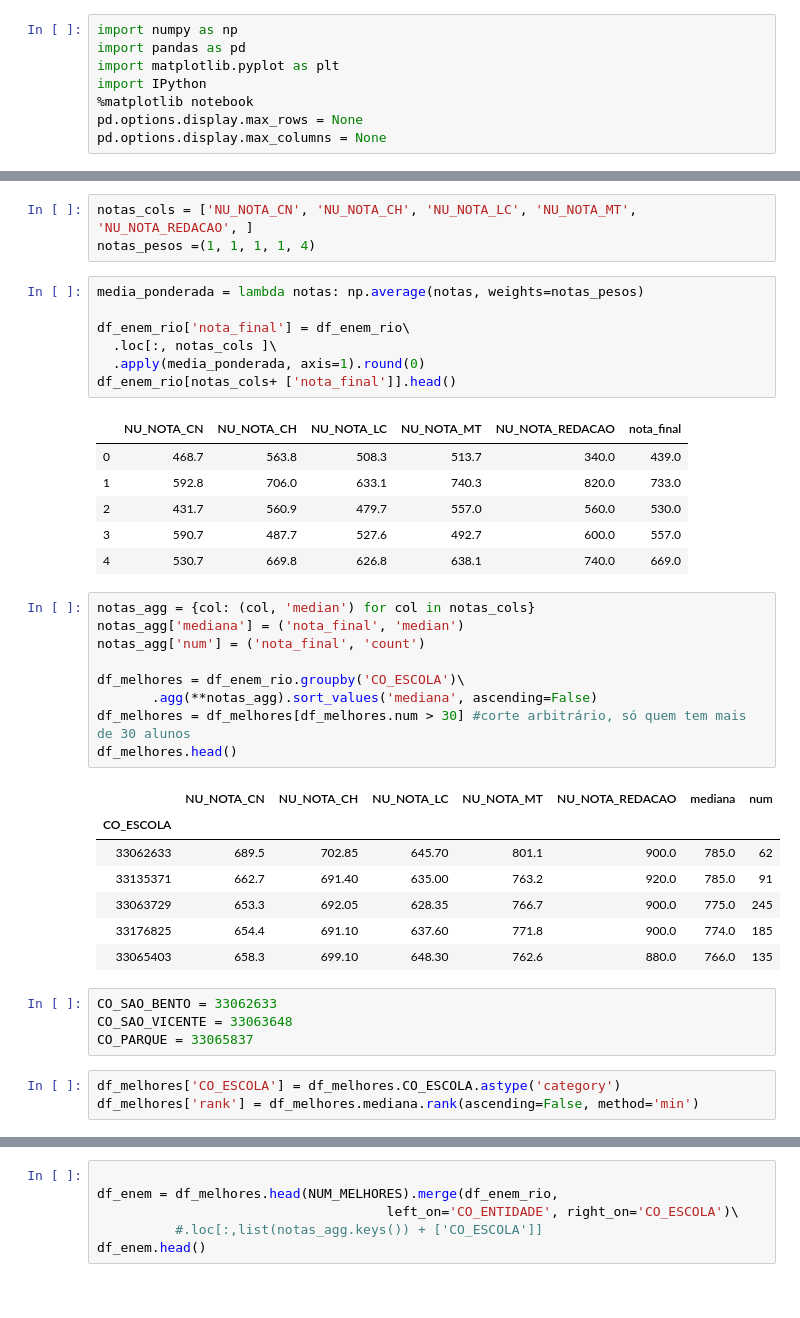
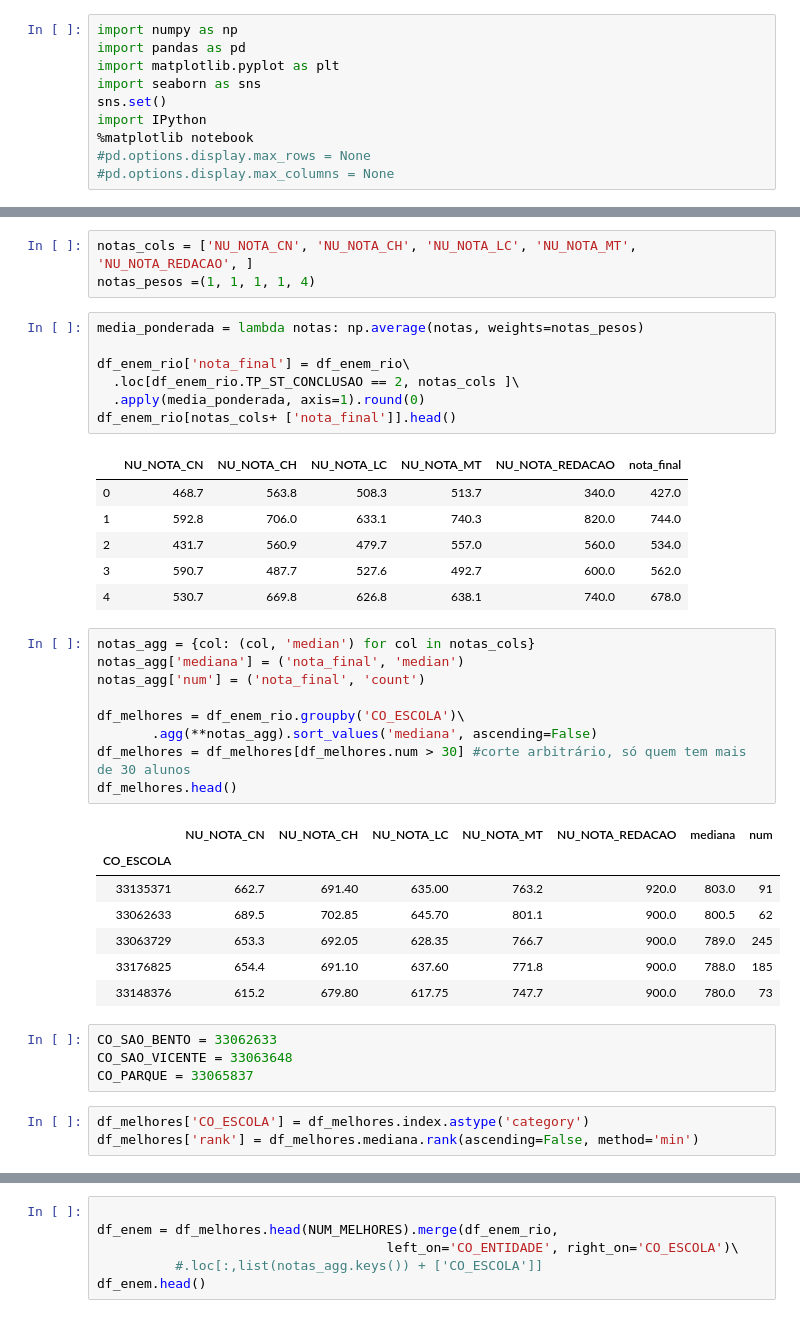
Before and after one commit to pauloneves/educacao, a Jupyter notebook: analisa.ipynb, the cells around one changed output, grey strips where cells are left out. Saved outputs shown, nothing was run; the diff lists cells and outputs as text.

```diff
--- a/analisa.ipynb
+++ b/analisa.ipynb
@@ -2,10 +2,12 @@
 import numpy as np
 import pandas as pd
 import matplotlib.pyplot as plt
+import seaborn as sns
+sns.set()
 import IPython
 %matplotlib notebook
-pd.options.display.max_rows = None
-pd.options.display.max_columns = None
+#pd.options.display.max_rows = None
+#pd.options.display.max_columns = None
 # %%
 NUM_MELHORES = 40
 # %%
@@ -42,17 +45,17 @@ notas_pesos =(1, 1, 1, 1, 4)
 # %%
 media_ponderada = lambda notas: np.average(notas, weights=notas_pesos)
 
 df_enem_rio['nota_final'] = df_enem_rio\
-  .loc[:, notas_cols ]\
+  .loc[df_enem_rio.TP_ST_CONCLUSAO == 2, notas_cols ]\
   .apply(media_ponderada, axis=1).round(0)
 df_enem_rio[notas_cols+ ['nota_final']].head()
 # %% [output]
 |  | NU_NOTA_CN | NU_NOTA_CH | NU_NOTA_LC | NU_NOTA_MT | NU_NOTA_REDACAO | nota_final |
-| 0 | 468.7 | 563.8 | 508.3 | 513.7 | 340.0 | 439.0 |
-| 1 | 592.8 | 706.0 | 633.1 | 740.3 | 820.0 | 733.0 |
-| 2 | 431.7 | 560.9 | 479.7 | 557.0 | 560.0 | 530.0 |
-| 3 | 590.7 | 487.7 | 527.6 | 492.7 | 600.0 | 557.0 |
-| 4 | 530.7 | 669.8 | 626.8 | 638.1 | 740.0 | 669.0 |
+| 0 | 468.7 | 563.8 | 508.3 | 513.7 | 340.0 | 427.0 |
+| 1 | 592.8 | 706.0 | 633.1 | 740.3 | 820.0 | 744.0 |
+| 2 | 431.7 | 560.9 | 479.7 | 557.0 | 560.0 | 534.0 |
+| 3 | 590.7 | 487.7 | 527.6 | 492.7 | 600.0 | 562.0 |
+| 4 | 530.7 | 669.8 | 626.8 | 638.1 | 740.0 | 678.0 |
 # %%
 notas_agg = {col: (col, 'median') for col in notas_cols}
 notas_agg['mediana'] = ('nota_final', 'median')
@@ -65,17 +68,17 @@ df_melhores.head()
 # %% [output]
 |  | NU_NOTA_CN | NU_NOTA_CH | NU_NOTA_LC | NU_NOTA_MT | NU_NOTA_REDACAO | mediana | num |
 | CO_ESCOLA |  |  |  |  |  |  |  |
-| 33062633 | 689.5 | 702.85 | 645.70 | 801.1 | 900.0 | 785.0 | 62 |
-| 33135371 | 662.7 | 691.40 | 635.00 | 763.2 | 920.0 | 785.0 | 91 |
-| 33063729 | 653.3 | 692.05 | 628.35 | 766.7 | 900.0 | 775.0 | 245 |
-| 33176825 | 654.4 | 691.10 | 637.60 | 771.8 | 900.0 | 774.0 | 185 |
-| 33065403 | 658.3 | 699.10 | 648.30 | 762.6 | 880.0 | 766.0 | 135 |
+| 33135371 | 662.7 | 691.40 | 635.00 | 763.2 | 920.0 | 803.0 | 91 |
+| 33062633 | 689.5 | 702.85 | 645.70 | 801.1 | 900.0 | 800.5 | 62 |
+| 33063729 | 653.3 | 692.05 | 628.35 | 766.7 | 900.0 | 789.0 | 245 |
+| 33176825 | 654.4 | 691.10 | 637.60 | 771.8 | 900.0 | 788.0 | 185 |
+| 33148376 | 615.2 | 679.80 | 617.75 | 747.7 | 900.0 | 780.0 | 73 |
 # %%
 CO_SAO_BENTO = 33062633
 CO_SAO_VICENTE = 33063648
 CO_PARQUE = 33065837
 # %%
-df_melhores['CO_ESCOLA'] = df_melhores.CO_ESCOLA.astype('category')
+df_melhores['CO_ESCOLA'] = df_melhores.index.astype('category')
 df_melhores['rank'] = df_melhores.mediana.rank(ascending=False, method='min')
 # %%
 df_melhores = df_melhores.merge(df_escolas, left_index=True, right_on='CO_ENTIDADE').loc[:,
```
Also changed, not shown: parts of 8 cells of this notebook, 1 other file.
